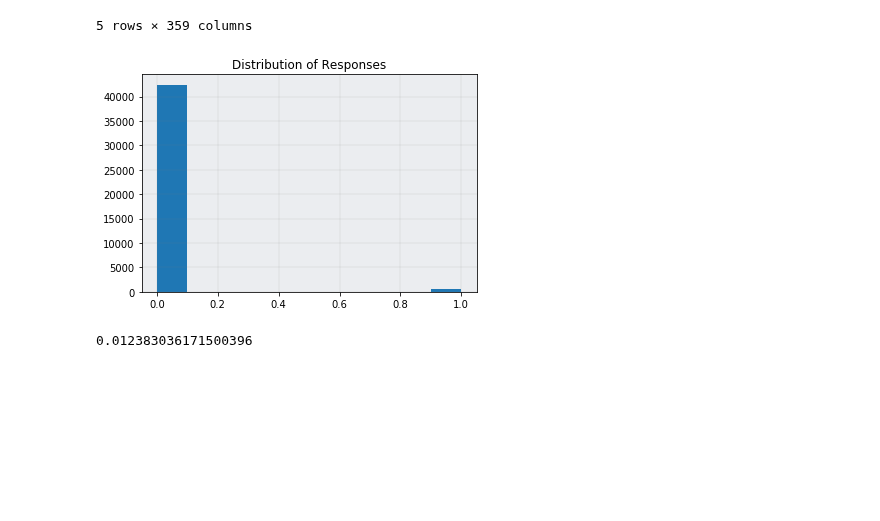
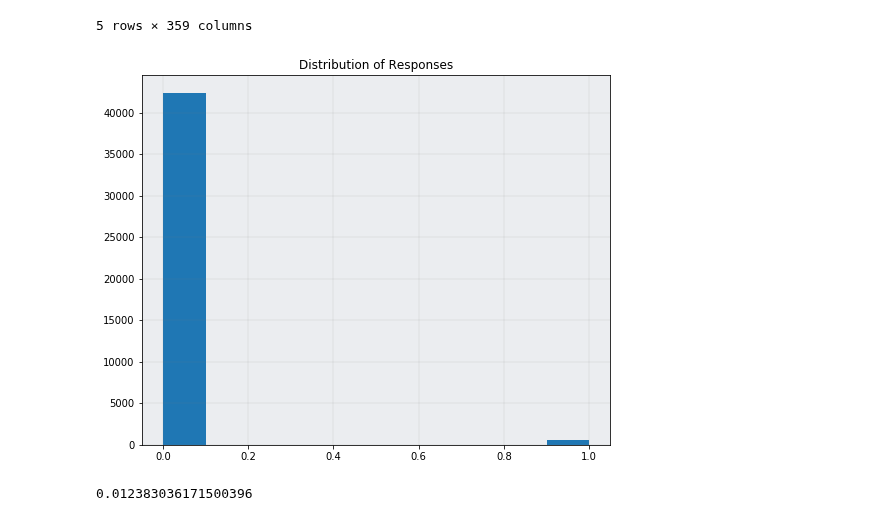
Before and after one commit to realmanisingh/population-segmentation, a Jupyter notebook: model.ipynb, the cells around one changed output. Cells and saved outputs as stored; diff of their text form; code cells hidden in the pictures; blank space fills up the shorter version.

Commit message:
Updated graph formatting

```diff
--- a/model.ipynb
+++ b/model.ipynb
@@ -19,14 +19,15 @@ train_data.head()
 5 rows × 359 columns
 # %%
 # Graphing the distribution of the RESPONSE variable for the training data
+plt.figure(figsize=(8.4, 6.8))
 plt.hist(train_data["RESPONSE"])
 ax = plt.gca()
 ax.set_facecolor('#ebedf0')
 plt.title("Distribution of Responses")
 plt.grid(color='grey', linestyle='-', linewidth=0.25, alpha=0.5)
 plt.savefig('images/responses_hist')
 # %% [output]
-[figure, old version]
+[figure, new version]
 # %%
 # Calculating the percentage of positive outcomes for the training data
 len(train_data[train_data["RESPONSE"]==1]) / len(train_data)
```
Also changed, not shown: parts of 10 cells of this notebook.
